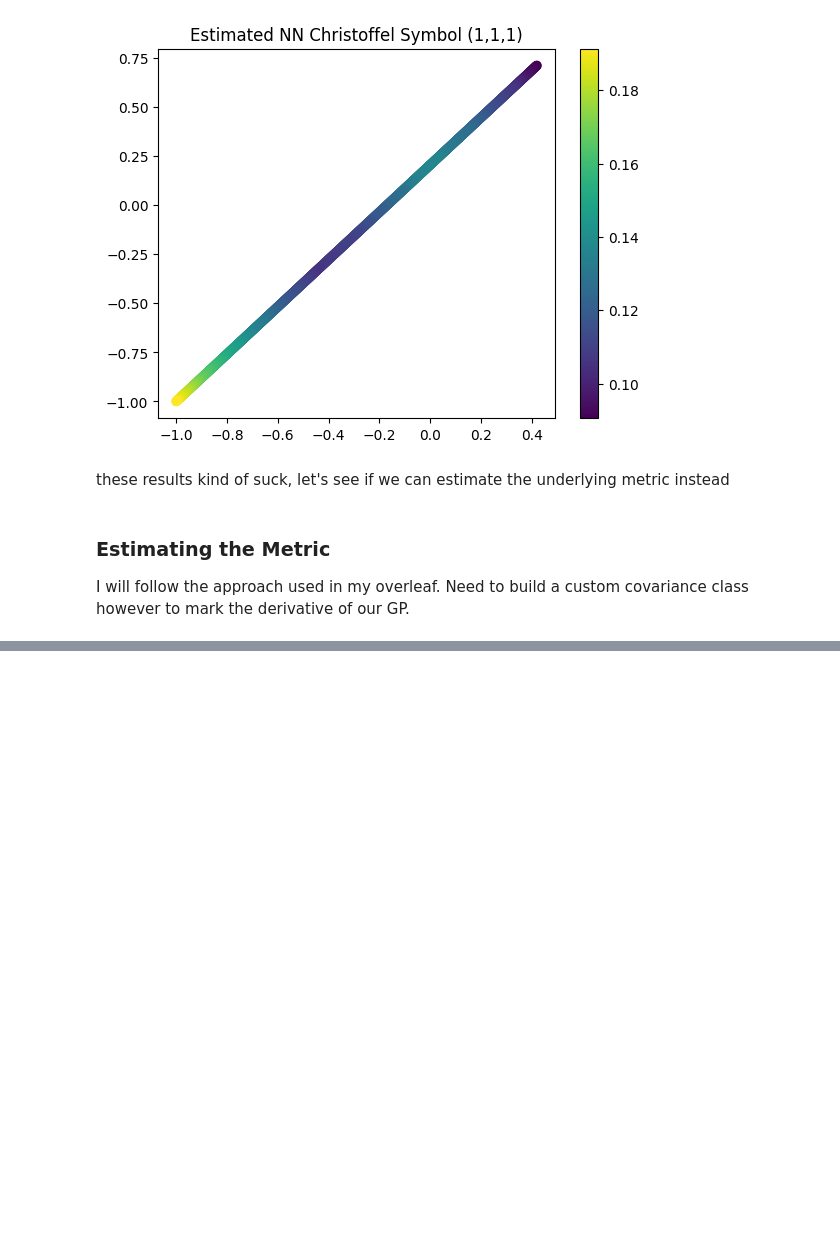
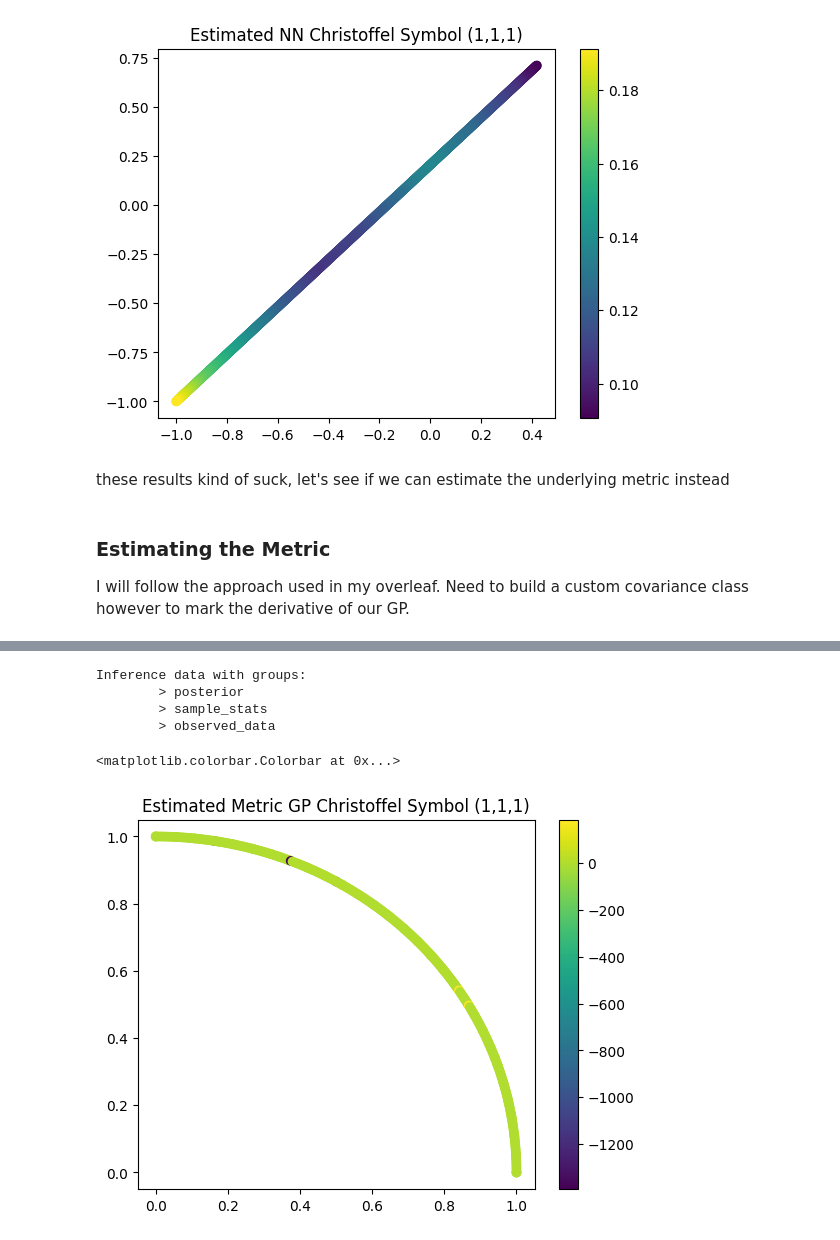
Before and after one commit to abrahme/curvature_estimation, a Jupyter notebook: SampleTrajectory.ipynb, the cells around one changed output, grey strips where cells are left out. Saved outputs shown, nothing was run; the diff lists cells and outputs as text; code cells hidden in the pictures; blank space fills up the shorter version.

```diff
--- a/SampleTrajectory.ipynb
+++ b/SampleTrajectory.ipynb
@@ -480,0 +560,26 @@ with model:
+# %%
+model_data = []
+for k,time_step in enumerate(time_steps):
+    velocities = np.gradient(geodesic_list[k], 1/time_step ,edge_order=2, axis = 0)
+    accelerations = np.gradient(velocities, 1/time_step, edge_order=2, axis = 0)
+    velocity_df = pd.DataFrame(velocities, columns = [f"vel_{i}" for i in range(1,3)])
+    acceleration_df = pd.DataFrame(accelerations, columns = [f"accel_{i}" for i in range(1,3)])
+    position_df = pd.DataFrame(geodesic_list[k], columns = [f"pos_{i}" for i in range(1,3)])
+    full_df = pd.concat([position_df,acceleration_df,velocity_df], axis = 1)
+    processed_trajectory_data = process_data_play(full_df, partial_columns=[f"vel_{i}" for i in range(1,3)],
+                                              position_columns=[f"pos_{i}" for i in range(1,3)],
+                                              target_columns=[f"accel_{i}" for i in range(1,3)])
+    model_data.append(processed_trajectory_data)
+
+total_design_matrix = np.vstack([item[0] for item in model_data])
+total_target = np.vstack([item[1] for item in model_data])
+total_position = np.vstack([item[2] for item in model_data])
+total_dim_index = np.concatenate([item[3] for item in model_data])
+total_design_matrix[:,1] *= 2
+gp_basis = total_position.copy()
+# %%
+model_vary_speed = build_metric_model(x_features = total_design_matrix[total_dim_index==0,:], y_features=total_design_matrix[total_dim_index==1,:],
+                           target_x=total_target[total_dim_index==0,:], target_y=total_target[total_dim_index == 1,:], points = gp_basis, m = 5)
+# %%
+with model_vary_speed:
+    trace = pm.sample(nuts_sampler="numpyro", target_accept = .99, nuts_sampler_kwargs={"chain_method":"vectorized"}, tune=4000)
@@ -480,0 +594,16 @@ with model:
+# %%
+trace
+# %% [output]
+Inference data with groups:
+        > posterior
+        > sample_stats
+        > observed_data
+# %%
+christoffel_x = az.summary(trace, var_names="christoffel_x")[["mean"]].to_numpy().reshape((340,3))
+# %%
+plt.scatter(gp_basis[:,0], gp_basis[:,1], c = christoffel_x[:,0]*-1)
+plt.title("Estimated Metric GP Christoffel Symbol (1,1,1)")
+plt.colorbar()
+# %% [output]
+<matplotlib.colorbar.Colorbar at 0x...>
+[figure, added]
```
Also changed, not shown: parts of 15 cells of this notebook, 3 other files.
